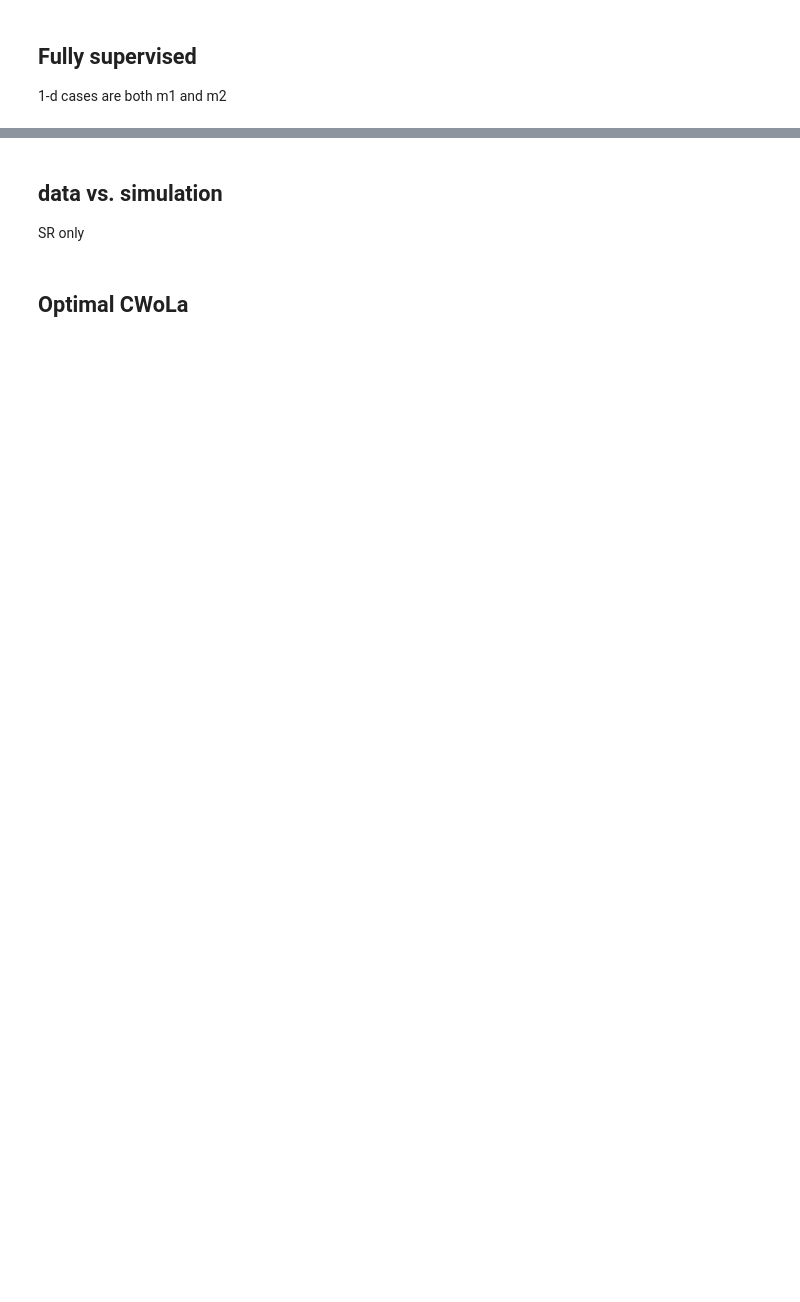
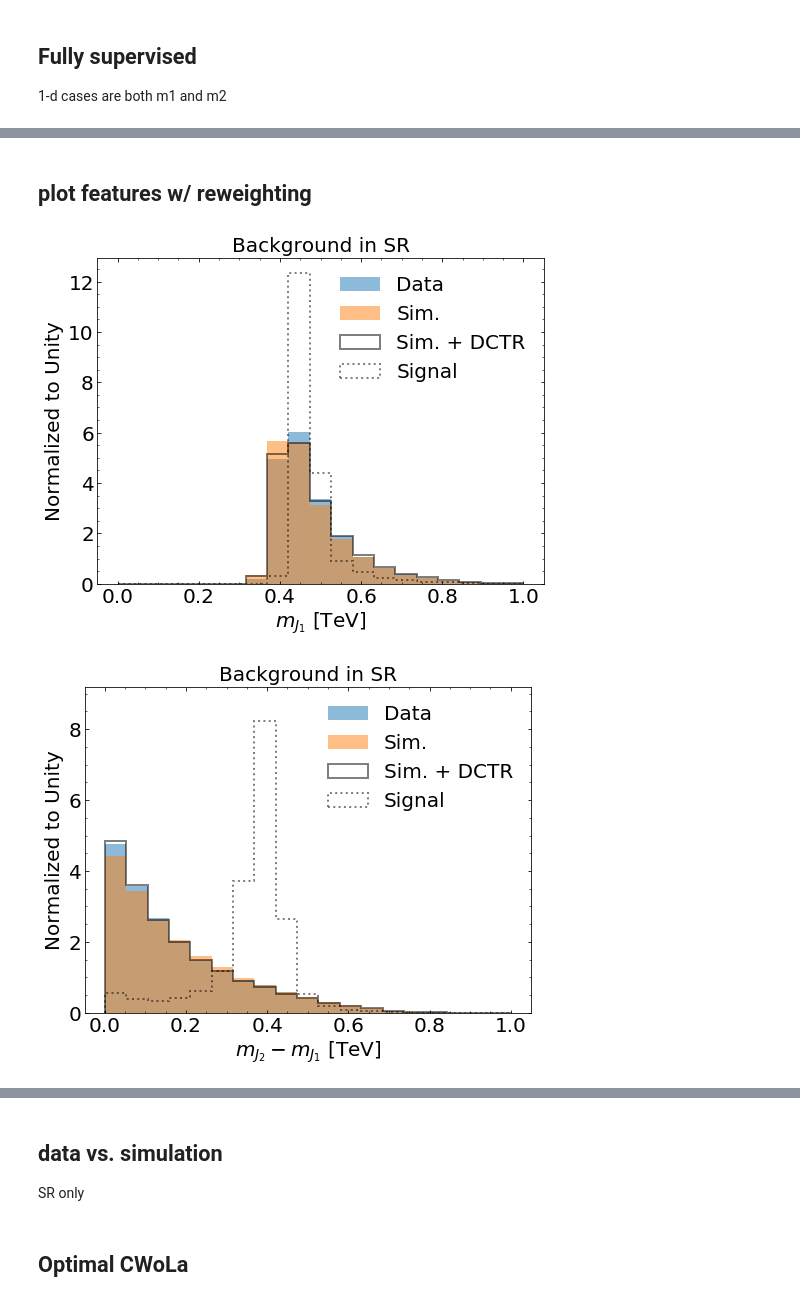
Before and after one commit to bnachman/DCTRHunting, a Jupyter notebook: CWoLaSimulationAssistedDecorrelationCorrelated.ipynb, the cells around one changed output, grey strips where cells are left out. Saved outputs shown, nothing was run; the diff lists cells and outputs as text; code cells hidden in the pictures; blank space fills up the shorter version.

Commit message:
update featureplots and supervised

```diff
--- a/CWoLaSimulationAssistedDecorrelationCorrelated.ipynb
+++ b/CWoLaSimulationAssistedDecorrelationCorrelated.ipynb
@@ -262,0 +321,37 @@ plt.savefig('plots/lhco/supervised.png', bbox_inches='tight')
+# %% [markdown]
+## plot features w/ reweighting
+# %%
+x = X_SALAD_sr_train
+y = Y_SALAD_sr_train
+sig = X_SALAD_val[Y_SALAD_val == 1]
+w = W_SALAD_sr_train
+
+for i in range(1,5):
+    fig = plt.figure(figsize=(8, 6))
+    gs = gridspec.GridSpec(1, 1, height_ratios=[1])
+    ax0 = plt.subplot(gs[0])
+    ax0.yaxis.set_ticks_position('both')
+    ax0.xaxis.set_ticks_position('both')
+    ax0.tick_params(direction="in",which="both")
+    ax0.minorticks_on()
+    plt.xticks(fontsize=20)
+    plt.yticks(fontsize=20)
+
+    plt.xlabel(mynames[i-1],fontsize=20)
+    plt.ylabel("Normalized to Unity",fontsize=20)
+    plt.title("Background in SR",fontsize=20)
+
+    if (i==4): plt.ylim([0,4.])
+    if (i==2): plt.ylim([0,9.2])
+    if (i==3): plt.ylim([0,4])
+
+    plt.hist(x[y == 1][:,i],bins=np.linspace(0,1,20),alpha=0.5,density=True,label="Data")
+    plt.hist(x[y == 0][:,i],bins=np.linspace(0,1,20),alpha=0.5,density=True,label="Sim.")
+    plt.hist(x[y == 0][:,i],bins=np.linspace(0,1,20),alpha=0.5,weights=w[y==0],density=True,histtype="step",color="black",label="Sim. + DCTR",linewidth=2)
+    plt.hist(sig[:,i],bins=np.linspace(0,1,20),alpha=0.5,density=True,label="Signal",histtype="step",color="black",ls=":",linewidth=2)
+    plt.legend(frameon=False,fontsize=20)
+#     if (i==2): plt.legend(frameon=False,fontsize=20,loc="upper left")
+    plt.savefig('plots/lhco/features'+str(i)+'.pdf',bbox_inches='tight')
+# %% [output]
+[figure, added]
+[figure, added]
```
Also changed, not shown: parts of 65 cells of this notebook, 6 other files.
